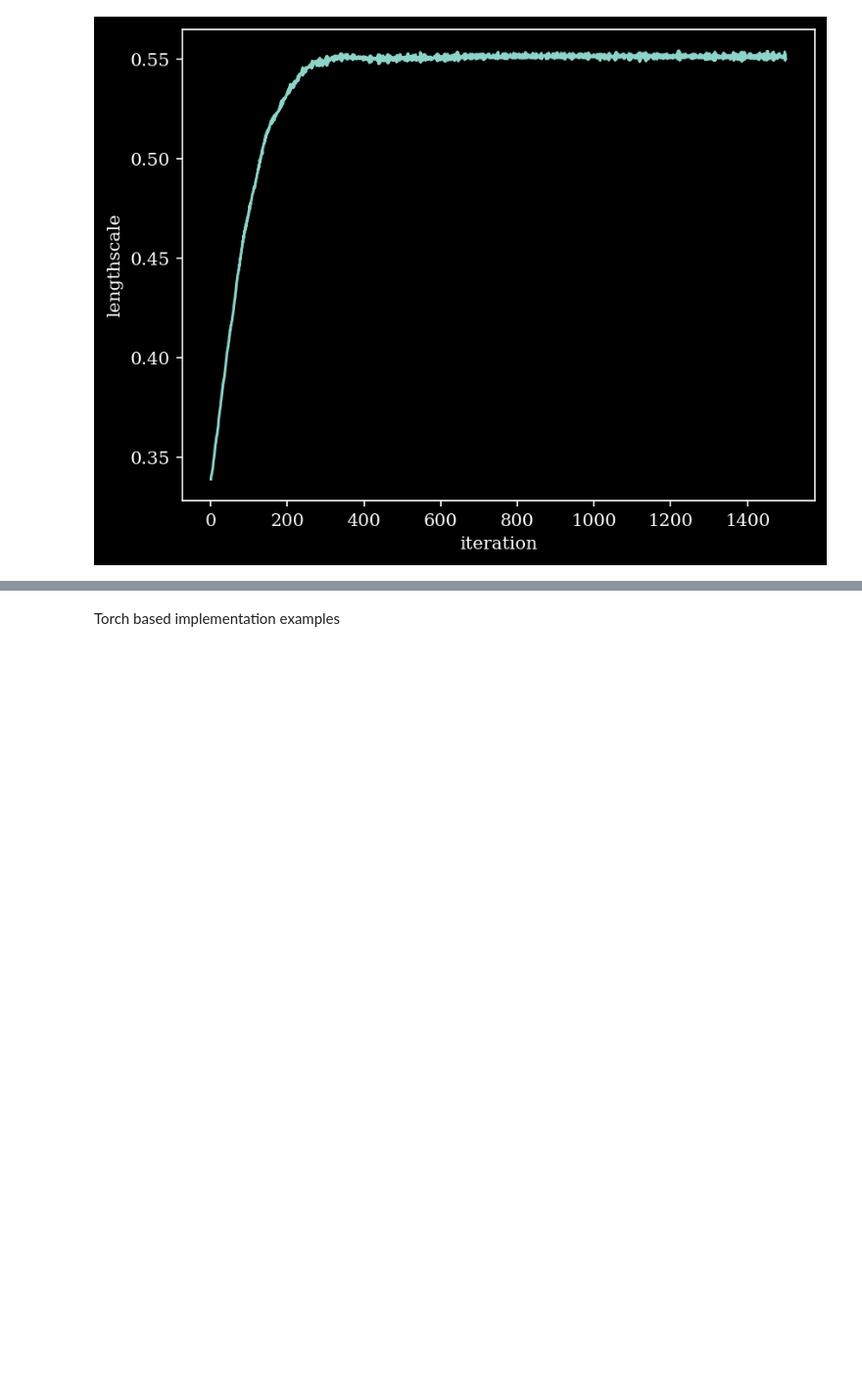
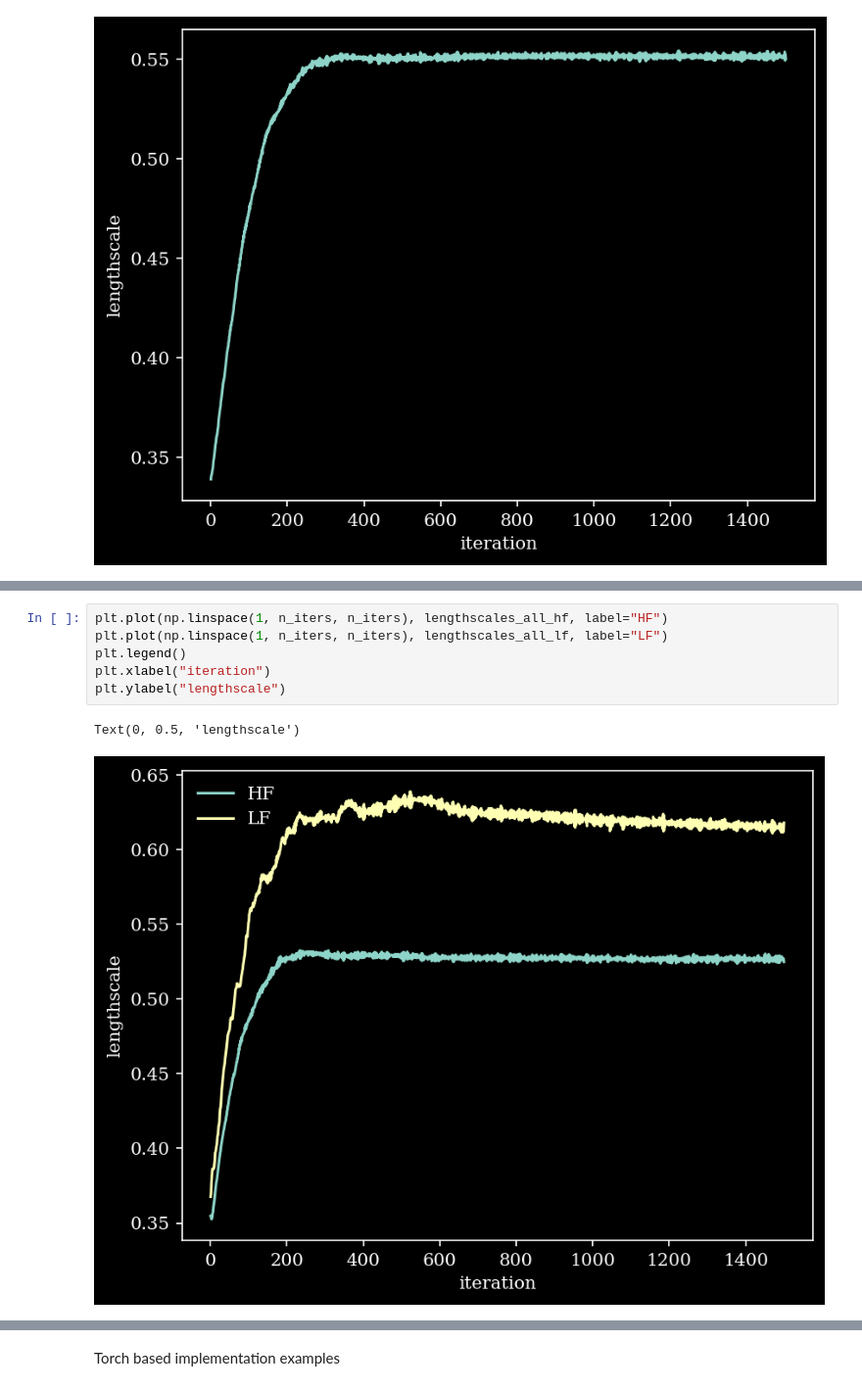
Before and after one commit to aniketjivani/generative_experiments, a Jupyter notebook: vanilla_stein_example.ipynb, the cells around one changed output, grey strips where cells are left out. Shown at 98% size. Saved outputs shown, nothing was run; the diff lists cells and outputs as text; blank space fills up the shorter version.

```diff
--- a/vanilla_stein_example.ipynb
+++ b/vanilla_stein_example.ipynb
@@ -251,0 +490,9 @@ Text(0, 0.5, 'lengthscale')
+# %%
+plt.plot(np.linspace(1, n_iters, n_iters), lengthscales_all_hf, label="HF")
+plt.plot(np.linspace(1, n_iters, n_iters), lengthscales_all_lf, label="LF")
+plt.legend()
+plt.xlabel("iteration")
+plt.ylabel("lengthscale")
+# %% [output]
+Text(0, 0.5, 'lengthscale')
+[figure, added]
```
Also changed, not shown: parts of 29 cells of this notebook.
